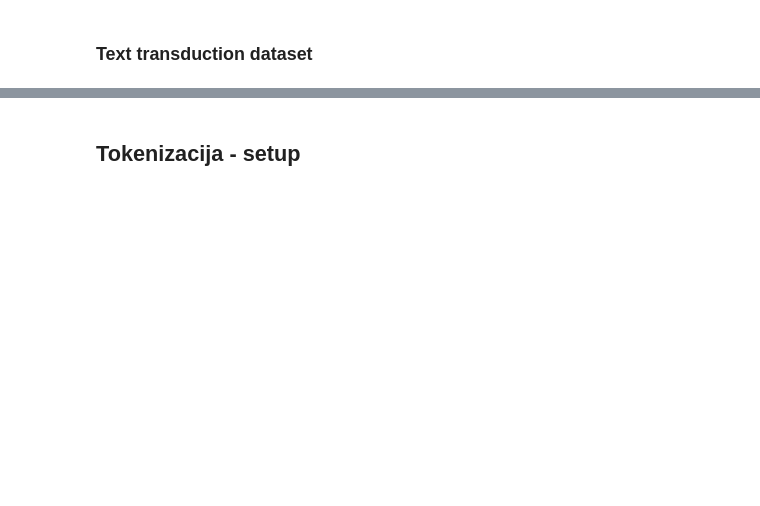
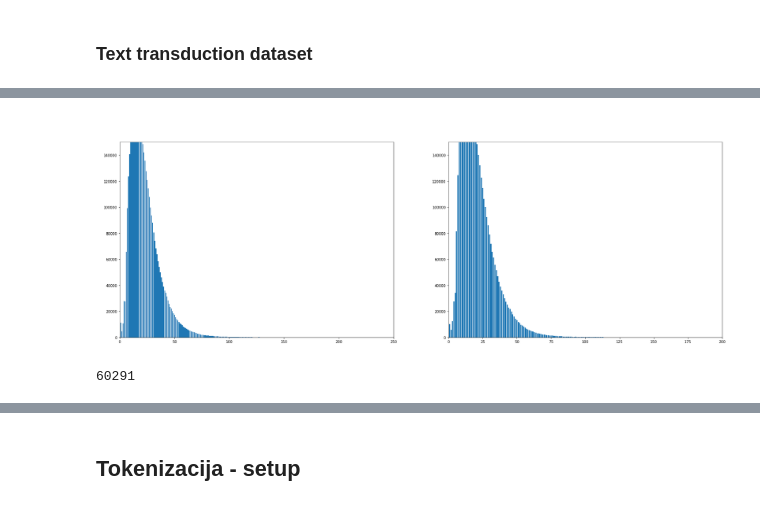
Before and after one commit to Zamachi/hugging-face-model-finetuning, a Jupyter notebook: Diplomski_projekat.ipynb, the cells around one changed output, grey strips where cells are left out. Drawn from its saved outputs; the diff is of its cells as text; code cells hidden in the pictures; blank space fills up the shorter version.

```diff
--- a/Diplomski_projekat.ipynb
+++ b/Diplomski_projekat.ipynb
@@ -287,0 +290,36 @@ data_text_translation
+# %%
+def mapiraj(element):
+  nesto = [[len(translation['de'].split()), len(translation['en'].split())] for translation in element['translation']]
+  de, en = list(map(lambda element: element[0], nesto)), list(map(lambda element: element[1], nesto))
+  return {"en":en, "de":de}
+# %%
+test = data_text_translation["train"].map(mapiraj, batched=True, remove_columns=data_text_translation["train"].column_names)
+test.set_format("pandas")
+# %%
+english = test['en'].value_counts().sort_index(axis=0)
+deutsch = test["de"].value_counts().sort_index(axis=0)
+# %%
+plt.figure(figsize=(30,10))
+plt.subplot(121)
+plt.xlabel("Number of words", color="white")
+plt.ylabel("Counts", color="white")
+plt.title("English", color="white")
+plt.axis([0, 250, 0, 150000])
+plt.bar(english.index, english.values)
+plt.subplot(122)
+plt.xlabel("Number of words", color="white")
+plt.ylabel("Counts", color="white")
+plt.title("Deutsch", color="white")
+plt.axis([0, 200, 0, 150000])
+plt.bar(deutsch.index, deutsch.values)
+plt.suptitle('Word distribution', color="white")
+plt.show()
+# %% [output]
+[figure, added]
+# %%
+del english
+del deutsch
+del test
+gc.collect()
+# %% [output]
+60291
```
Also changed, not shown: parts of 49 cells of this notebook.
